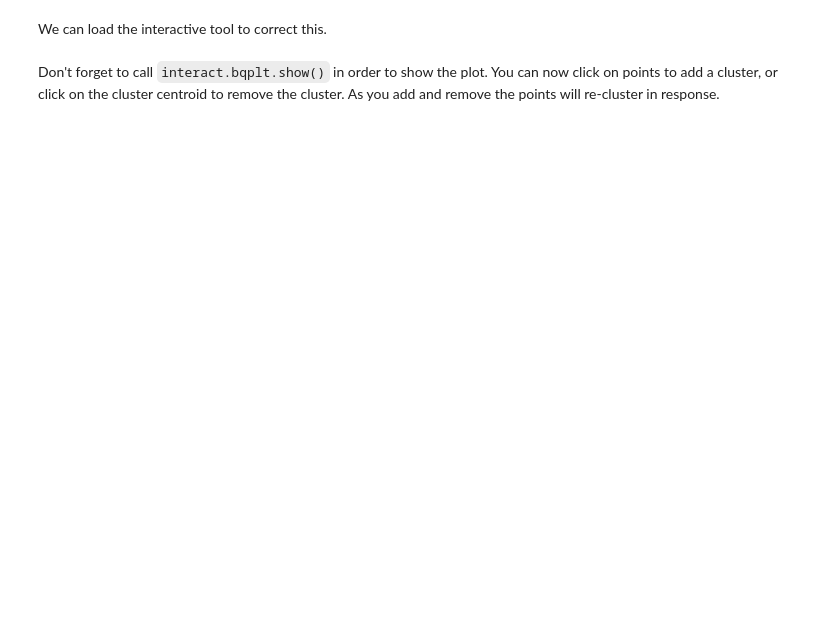
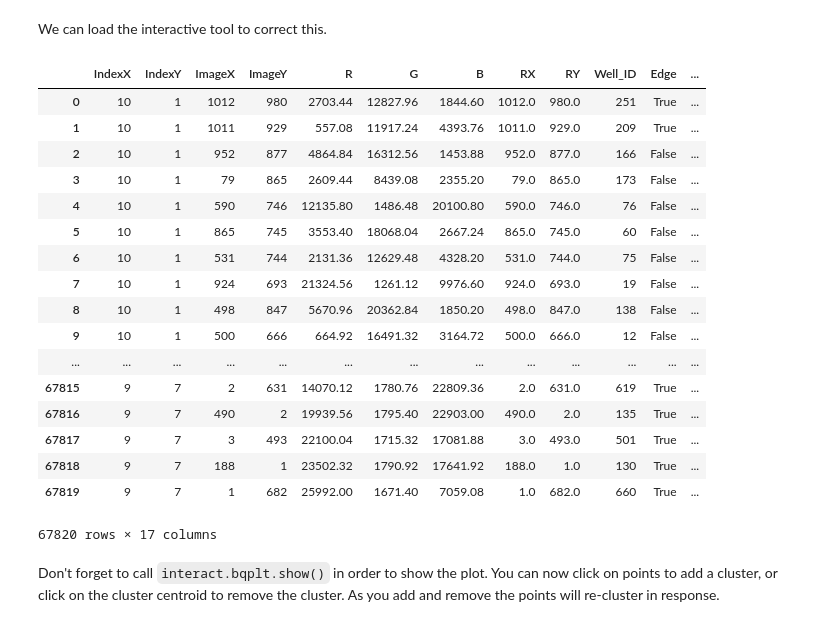
Before and after one commit to blaineylab/kChip, a Jupyter notebook: Accessory/Interactive Examples/Interactive Clustering Example.ipynb, the cells around one changed output. Drawn from its saved outputs; the diff is of its cells as text; code cells hidden in the pictures; blank space fills up the shorter version.

```diff
--- a/Accessory/Interactive Examples/Interactive Clustering Example.ipynb
+++ b/Accessory/Interactive Examples/Interactive Clustering Example.ipynb
@@ -115,6 +119,27 @@ import kchip.tools.interact as interact
 # Create InteractiveCluster object
 centroids = droplets.groupby('Cluster')[['PlaneX','PlaneY']].median().values
 rc = interact.InteractiveCluster(droplets[['PlaneX','PlaneY']].values[:2000,:],centroids)
+# %%
+droplets
+# %% [output]
+|  | IndexX | IndexY | ImageX | ImageY | R | G | B | RX | RY | Well_ID | Edge | ... |
+| 0 | 10 | 1 | 1012 | 980 | 2703.44 | 12827.96 | 1844.60 | 1012.0 | 980.0 | 251 | True | ... |
+| 1 | 10 | 1 | 1011 | 929 | 557.08 | 11917.24 | 4393.76 | 1011.0 | 929.0 | 209 | True | ... |
+| 2 | 10 | 1 | 952 | 877 | 4864.84 | 16312.56 | 1453.88 | 952.0 | 877.0 | 166 | False | ... |
+| 3 | 10 | 1 | 79 | 865 | 2609.44 | 8439.08 | 2355.20 | 79.0 | 865.0 | 173 | False | ... |
+| 4 | 10 | 1 | 590 | 746 | 12135.80 | 1486.48 | 20100.80 | 590.0 | 746.0 | 76 | False | ... |
+| 5 | 10 | 1 | 865 | 745 | 3553.40 | 18068.04 | 2667.24 | 865.0 | 745.0 | 60 | False | ... |
+| 6 | 10 | 1 | 531 | 744 | 2131.36 | 12629.48 | 4328.20 | 531.0 | 744.0 | 75 | False | ... |
+| 7 | 10 | 1 | 924 | 693 | 21324.56 | 1261.12 | 9976.60 | 924.0 | 693.0 | 19 | False | ... |
+| 8 | 10 | 1 | 498 | 847 | 5670.96 | 20362.84 | 1850.20 | 498.0 | 847.0 | 138 | False | ... |
+| 9 | 10 | 1 | 500 | 666 | 664.92 | 16491.32 | 3164.72 | 500.0 | 666.0 | 12 | False | ... |
+| ... | ... | ... | ... | ... | ... | ... | ... | ... | ... | ... | ... | ... |
+| 67815 | 9 | 7 | 2 | 631 | 14070.12 | 1780.76 | 22809.36 | 2.0 | 631.0 | 619 | True | ... |
+| 67816 | 9 | 7 | 490 | 2 | 19939.56 | 1795.40 | 22903.00 | 490.0 | 2.0 | 135 | True | ... |
+| 67817 | 9 | 7 | 3 | 493 | 22100.04 | 1715.32 | 17081.88 | 3.0 | 493.0 | 501 | True | ... |
+| 67818 | 9 | 7 | 188 | 1 | 23502.32 | 1790.92 | 17641.92 | 188.0 | 1.0 | 130 | True | ... |
+| 67819 | 9 | 7 | 1 | 682 | 25992.00 | 1671.40 | 7059.08 | 1.0 | 682.0 | 660 | True | ... |
+67820 rows × 17 columns
 # %% [markdown]
 Don't forget to call `interact.bqplt.show()` in order to show the plot. You can now click on points to add a cluster, or click on the cluster centroid to remove the cluster. As you add and remove the points will re-cluster in response.
 # %%
```
Also changed, not shown: parts of 3 cells of this notebook, 9 other files.
